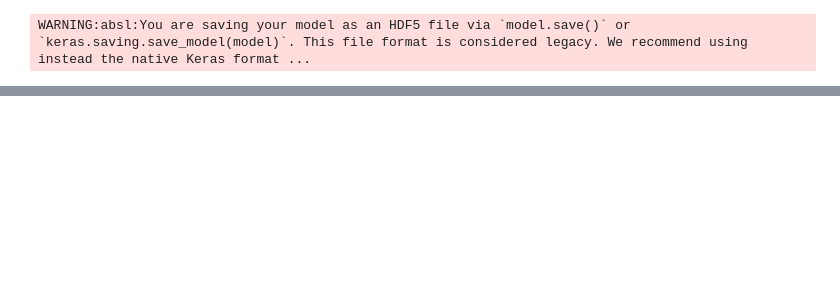
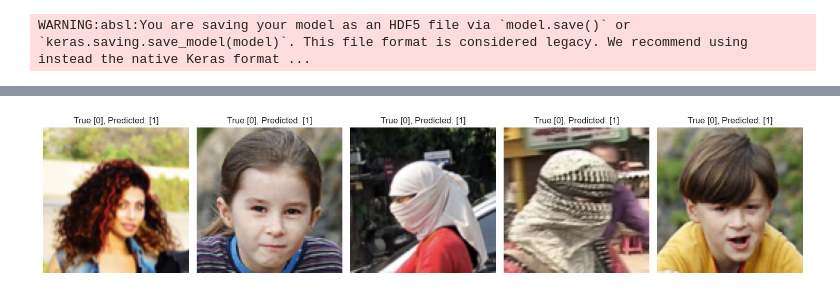
Before and after one commit to DanielLevenstein/Helmet_CNN_Model_Training_Notebooks, a Jupyter notebook: helmet_detection.v2.ipynb, the cells around one changed output, grey strips where cells are left out. Cells and saved outputs as stored; diff of their text form; code cells hidden in the pictures; blank space fills up the shorter version.

```diff
--- a/helmet_detection.v2.ipynb
+++ b/helmet_detection.v2.ipynb
@@ -353,20 +353,20 @@ plot_history(history_2)
 # %%
-from sklearn.metrics import confusion_matrix, ConfusionMatrixDisplay
-
 # Assuming validation dataset (val_ds) results and true labels
 val_images, val_labels = zip(*[(x.numpy(), y.numpy()) for x, y in val_ds.unbatch()])  # Unbatch validation data
 val_images = np.array(val_images)
 val_labels = np.array(val_labels)
 
-# Generate predictions
+# Generate predictions for validation dataset
 val_predictions = (model_2.predict(val_images) > 0.5).astype(int)
 
-# Create confusion matrix
-cm = confusion_matrix(val_labels, val_predictions)
-disp = ConfusionMatrixDisplay(confusion_matrix=cm, display_labels=["Without Helmet", "With Helmet"])
+# Assuming test dataset (test_df) results and true labels
+test_images, test_labels = zip(*[
+    (np.array(Image.open(row["file_path"]).resize((CROPPED_SIZE, CROPPED_SIZE))).astype('float32'), row["label_enum"])
+    for _, row in test_df.iterrows()
+])
+test_images = np.array(test_images)
+test_labels = np.array(test_labels)
 
-# Display confusion matrix
-disp.plot(cmap=plt.cm.Blues)
-plt.title("Confusion Matrix")
-plt.show()
+# Generate predictions for test dataset
+test_predictions = (model_2.predict(test_images) > 0.5).astype(int)
 # %% [output]
@@ -405,0 +407,29 @@ WARNING:absl:You are saving your model as an HDF5 file via `model.save()` or `ke
+# %%
+# Display random incorrectly categorized images
+from sklearn.metrics import confusion_matrix
+import random
+
+# Confusion matrix to find misclassified images
+cm = confusion_matrix(test_labels, test_predictions)
+false_categorizations = [
+    i for i in range(len(test_labels)) if test_labels[i] !=  test_predictions[i]
+]
+
+if false_categorizations:
+    sampled_indices = random.sample(false_categorizations, min(5, len(false_categorizations)))
+    plt.figure(figsize=(15, 5))
+    for idx, random_index in enumerate(sampled_indices):
+        misclassified_image_path = test_df.iloc[random_index]["file_path"]
+        misclassified_image = np.array(Image.open(misclassified_image_path).convert("RGB"))
+        plt.subplot(1, 5, idx + 1)
+        plt.imshow(misclassified_image)
+        plt.title(f"True [{test_labels[random_index]}], Predicted: {test_predictions[random_index]}")
+        plt.axis("off")
+    plt.tight_layout()
+
+    plt.savefig("charts/model2_misclassified_images.png", bbox_inches="tight")
+    plt.show()
+else:
+    print("No misclassified 'With Helmet' images found.")
+# %% [output]
+[figure, added]
```
Also changed, not shown: parts of 10 cells of this notebook, 12 other files.
